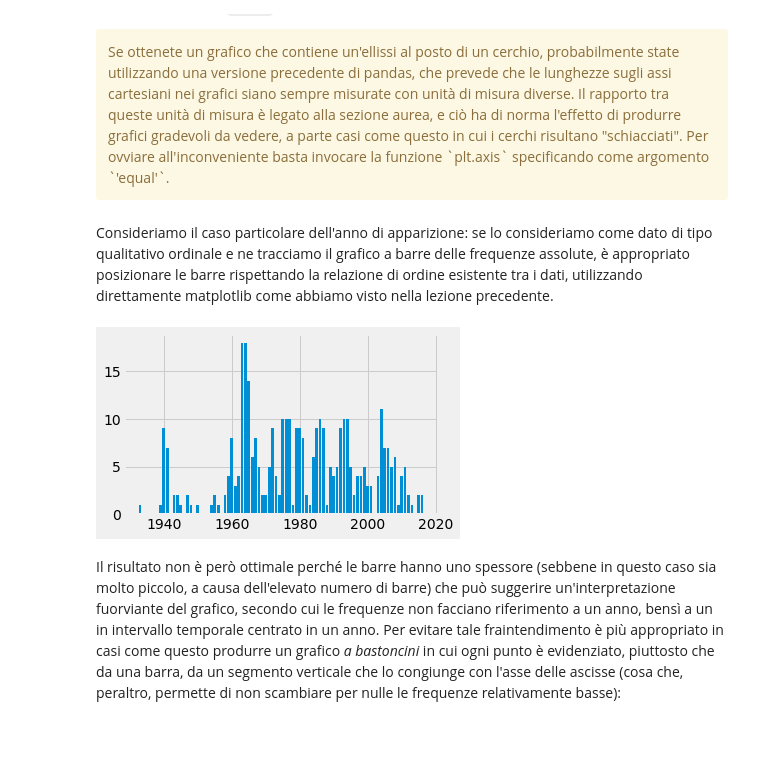
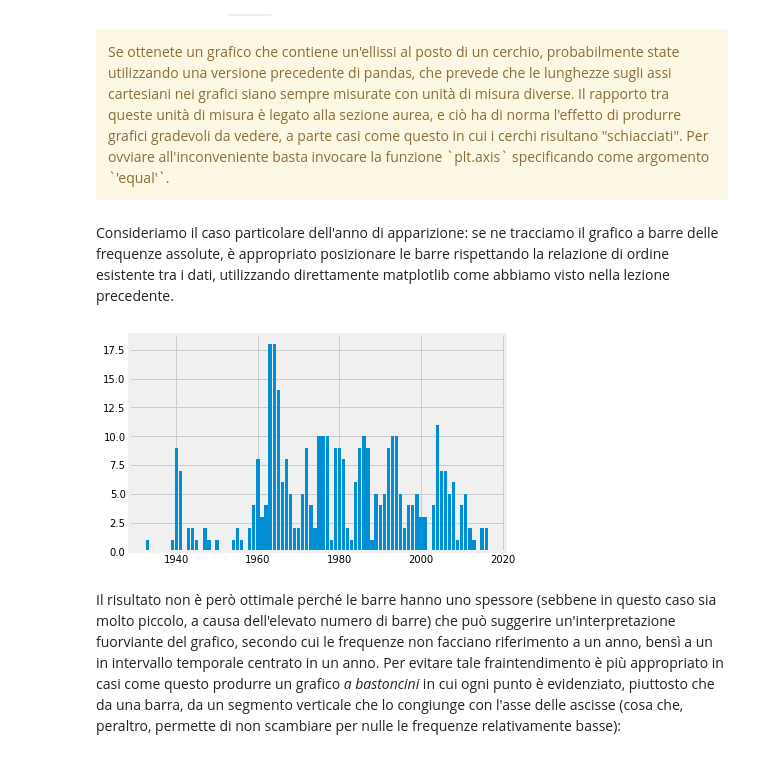
Before and after one commit to dariomalchiodi/superhero-datascience, a Jupyter notebook: content/L03-Dati_e_frequenze.ipynb, the cells around one changed output. Saved outputs shown, nothing was run; the diff lists cells and outputs as text; code cells hidden in the pictures.

```diff
--- a/content/L03-Dati_e_frequenze.ipynb
+++ b/content/L03-Dati_e_frequenze.ipynb
@@ -350,13 +347,13 @@ gender_freq['Abs. frequence'].plot.pie(colors=['pink', 'blue'])
 Se ottenete un grafico che contiene un'ellissi al posto di un cerchio, probabilmente state utilizzando una versione precedente di pandas, che prevede che le lunghezze sugli assi cartesiani nei grafici siano sempre misurate con unità di misura diverse. Il rapporto tra queste unità di misura è legato alla sezione aurea, e ciò ha di norma l'effetto di produrre grafici gradevoli da vedere, a parte casi come questo in cui i cerchi risultano "schiacciati". Per ovviare all'inconveniente basta invocare la funzione `plt.axis` specificando come argomento `'equal'`.
 </div>
 # %% [markdown]
-Consideriamo il caso particolare dell'anno di apparizione: se lo  consideriamo come dato di tipo qualitativo ordinale e ne tracciamo il grafico a barre delle frequenze assolute, è appropriato posizionare le barre rispettando la relazione di ordine esistente tra i dati, utilizzando direttamente matplotlib come abbiamo visto nella lezione precedente.
+Consideriamo il caso particolare dell'anno di apparizione: se ne tracciamo il grafico a barre delle frequenze assolute, è appropriato posizionare le barre rispettando la relazione di ordine esistente tra i dati, utilizzando direttamente matplotlib come abbiamo visto nella lezione precedente.
 # %%
 first_app_freq = heroes_with_year['First appearance'].value_counts()
-plt.bar(first_app_freq.index, first_app_freq.get_values())
+plt.bar(first_app_freq.index, first_app_freq.values)
 plt.show()
 # %% [output]
-[figure, old version]
+[figure, new version]
 # %% [markdown]
 Il risultato non è però ottimale perché le barre hanno uno spessore (sebbene in questo caso sia molto piccolo, a causa dell'elevato numero di barre) che può suggerire un'interpretazione fuorviante del grafico, secondo cui le frequenze non facciano riferimento a un anno, bensì a un in intervallo temporale centrato in un anno. Per evitare tale fraintendimento è più appropriato in casi come questo produrre un grafico *a bastoncini* in cui ogni punto è evidenziato, piuttosto che da una barra, da un segmento verticale che lo congiunge con l'asse delle ascisse (cosa che, peraltro, permette di non scambiare per nulle le frequenze relativamente basse):
 # %%
```
Also changed, not shown: parts of 21 cells of this notebook.
